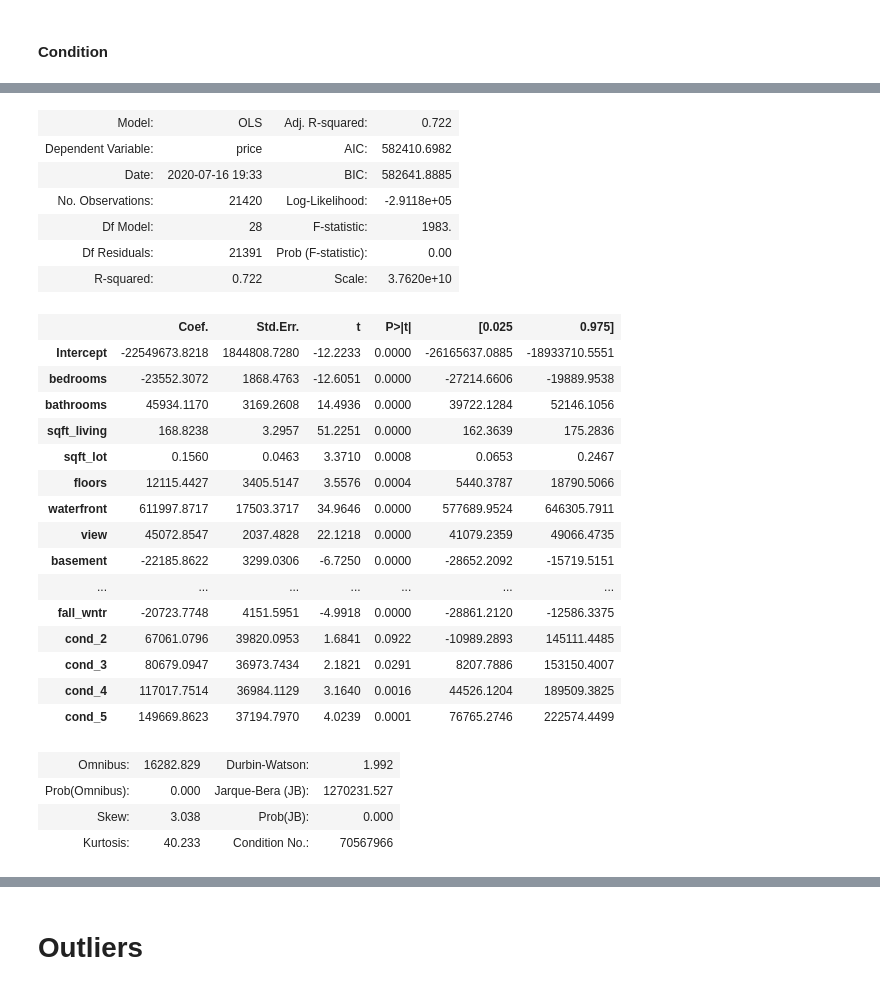
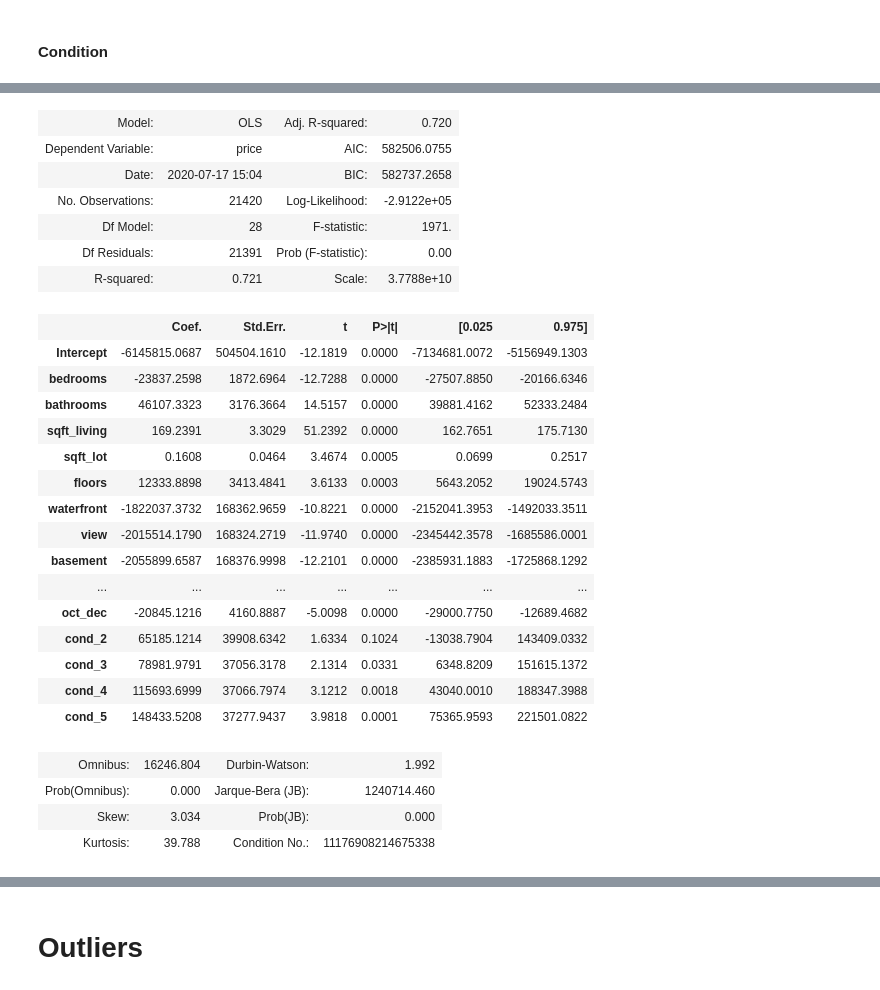
Before and after one commit to bmauss/Regression-Model-for-King-County-Housing-Market, a Jupyter notebook: Regression Model.ipynb, the cells around one changed output, grey strips where cells are left out. Cells and saved outputs as stored; diff of their text form; code cells hidden in the pictures.

```diff
--- a/Regression Model.ipynb
+++ b/Regression Model.ipynb
@@ -286,0 +438,6 @@ Name: basement, dtype: float64
+# %%
+for col in df.columns:
+    if df[col].dtype == df['bsmt_1.0'].dtype:
+        df[col] = df[col].astype(int)
+
+df.info()
@@ -901,10 +1111,10 @@ adf1.head()
 # %%
 # renaming columns for clarity
 
-adf2 = adf1.rename(columns={'season_(0, 3]':'wntr_spr',
-                            'season_(3, 6]':'spr_summ',
-                            'season_(6, 9]':'summ_fall',
-                            'season_(9, 12]':'fall_wntr'})
+adf2 = adf1.rename(columns={'season_(0, 3]':'jan_mar',
+                            'season_(3, 6]':'apr_jun',
+                            'season_(6, 9]':'jul_sep',
+                            'season_(9, 12]':'oct_dec'})
 # %%
 #checking change and data types of new dummies
 
@@ -930,9 +1131,9 @@ memory usage: 4.1 MB
 # %%
 # converting dummy vars' data types
 for col in adf2.columns:
-    if adf2[col].dtype == adf2['fall_wntr'].dtype:
+    if adf2[col].dtype == adf2['oct_dec'].dtype:
         adf2[col] = adf2[col].astype(int)
-adf2['wntr_spr'].dtype
+adf2['jan_mar'].dtype
 # %% [output]
 dtype('int32')
 # %%
@@ -987,3 +1188,8 @@ model2.summary2()
 cond_dummies = pd.get_dummies(adf2['condition'], prefix='cond')
 # %%
 adf3 = pd.concat([adf2, cond_dummies], axis=1)
+# %%
+for col in adf3.columns:
+    if adf3[col].dtype == adf3['cond_5'].dtype:
+        adf3[col] = adf3[col].astype(int)
+adf3['cond_4'].dtype
@@ -1000,40 +1220,39 @@ adf3.head()
 # %%
-
 target = 'price'
 
 feats = adf3.drop(['price', 'id', 'grd_D', 'cond_1',
-                   'condition', 'wntr_spr', 'zipcode', 'quad_1'], axis=1).columns
+                   'condition', 'jan_mar', 'zipcode', 'quad_1'], axis=1).columns
 
 preds = '+'.join(feats)
 
 formula2 = target + '~' + preds
 model2 = smf.ols(formula=formula2, data=adf3).fit()
 model2.summary2()
 # %% [output]
-| Model: | OLS | Adj. R-squared: | 0.722 |
-| Dependent Variable: | price | AIC: | 582410.6982 |
-| Date: | 2020-07-16 19:33 | BIC: | 582641.8885 |
-| No. Observations: | 21420 | Log-Likelihood: | -2.9118e+05 |
-| Df Model: | 28 | F-statistic: | 1983. |
+| Model: | OLS | Adj. R-squared: | 0.720 |
+| Dependent Variable: | price | AIC: | 582506.0755 |
+| Date: | 2020-07-17 15:04 | BIC: | 582737.2658 |
+| No. Observations: | 21420 | Log-Likelihood: | -2.9122e+05 |
+| Df Model: | 28 | F-statistic: | 1971. |
 | Df Residuals: | 21391 | Prob (F-statistic): | 0.00 |
-| R-squared: | 0.722 | Scale: | 3.7620e+10 |
+| R-squared: | 0.721 | Scale: | 3.7788e+10 |
 |  | Coef. | Std.Err. | t | P>|t| | [0.025 | 0.975] |
-| Intercept | -22549673.8218 | 1844808.7280 | -12.2233 | 0.0000 | -26165637.0885 | -18933710.5551 |
-| bedrooms | -23552.3072 | 1868.4763 | -12.6051 | 0.0000 | -27214.6606 | -19889.9538 |
-| bathrooms | 45934.1170 | 3169.2608 | 14.4936 | 0.0000 | 39722.1284 | 52146.1056 |
-| sqft_living | 168.8238 | 3.2957 | 51.2251 | 0.0000 | 162.3639 | 175.2836 |
-| sqft_lot | 0.1560 | 0.0463 | 3.3710 | 0.0008 | 0.0653 | 0.2467 |
-| floors | 12115.4427 | 3405.5147 | 3.5576 | 0.0004 | 5440.3787 | 18790.5066 |
-| waterfront | 611997.8717 | 17503.3717 | 34.9646 | 0.0000 | 577689.9524 | 646305.7911 |
-| view | 45072.8547 | 2037.4828 | 22.1218 | 0.0000 | 41079.2359 | 49066.4735 |
-| basement | -22185.8622 | 3299.0306 | -6.7250 | 0.0000 | -28652.2092 | -15719.5151 |
+| Intercept | -6145815.0687 | 504504.1610 | -12.1819 | 0.0000 | -7134681.0072 | -5156949.1303 |
+| bedrooms | -23837.2598 | 1872.6964 | -12.7288 | 0.0000 | -27507.8850 | -20166.6346 |
+| bathrooms | 46107.3323 | 3176.3664 | 14.5157 | 0.0000 | 39881.4162 | 52333.2484 |
+| sqft_living | 169.2391 | 3.3029 | 51.2392 | 0.0000 | 162.7651 | 175.7130 |
+| sqft_lot | 0.1608 | 0.0464 | 3.4674 | 0.0005 | 0.0699 | 0.2517 |
+| floors | 12333.8898 | 3413.4841 | 3.6133 | 0.0003 | 5643.2052 | 19024.5743 |
+| waterfront | -1822037.3732 | 168362.9659 | -10.8221 | 0.0000 | -2152041.3953 | -1492033.3511 |
+| view | -2015514.1790 | 168324.2719 | -11.9740 | 0.0000 | -2345442.3578 | -1685586.0001 |
+| basement | -2055899.6587 | 168376.9998 | -12.2101 | 0.0000 | -2385931.1883 | -1725868.1292 |
 | ... | ... | ... | ... | ... | ... | ... |
-| fall_wntr | -20723.7748 | 4151.5951 | -4.9918 | 0.0000 | -28861.2120 | -12586.3375 |
-| cond_2 | 67061.0796 | 39820.0953 | 1.6841 | 0.0922 | -10989.2893 | 145111.4485 |
-| cond_3 | 80679.0947 | 36973.7434 | 2.1821 | 0.0291 | 8207.7886 | 153150.4007 |
-| cond_4 | 117017.7514 | 36984.1129 | 3.1640 | 0.0016 | 44526.1204 | 189509.3825 |
-| cond_5 | 149669.8623 | 37194.7970 | 4.0239 | 0.0001 | 76765.2746 | 222574.4499 |
+| oct_dec | -20845.1216 | 4160.8887 | -5.0098 | 0.0000 | -29000.7750 | -12689.4682 |
+| cond_2 | 65185.1214 | 39908.6342 | 1.6334 | 0.1024 | -13038.7904 | 143409.0332 |
+| cond_3 | 78981.9791 | 37056.3178 | 2.1314 | 0.0331 | 6348.8209 | 151615.1372 |
+| cond_4 | 115693.6999 | 37066.7974 | 3.1212 | 0.0018 | 43040.0010 | 188347.3988 |
+| cond_5 | 148433.5208 | 37277.9437 | 3.9818 | 0.0001 | 75365.9593 | 221501.0822 |
-| Omnibus: | 16282.829 | Durbin-Watson: | 1.992 |
-| Prob(Omnibus): | 0.000 | Jarque-Bera (JB): | 1270231.527 |
-| Skew: | 3.038 | Prob(JB): | 0.000 |
-| Kurtosis: | 40.233 | Condition No.: | 70567966 |
+| Omnibus: | 16246.804 | Durbin-Watson: | 1.992 |
+| Prob(Omnibus): | 0.000 | Jarque-Bera (JB): | 1240714.460 |
+| Skew: | 3.034 | Prob(JB): | 0.000 |
+| Kurtosis: | 39.788 | Condition No.: | 11176908214675338 |
```
Also changed, not shown: parts of 110 cells of this notebook, 5 other files.
